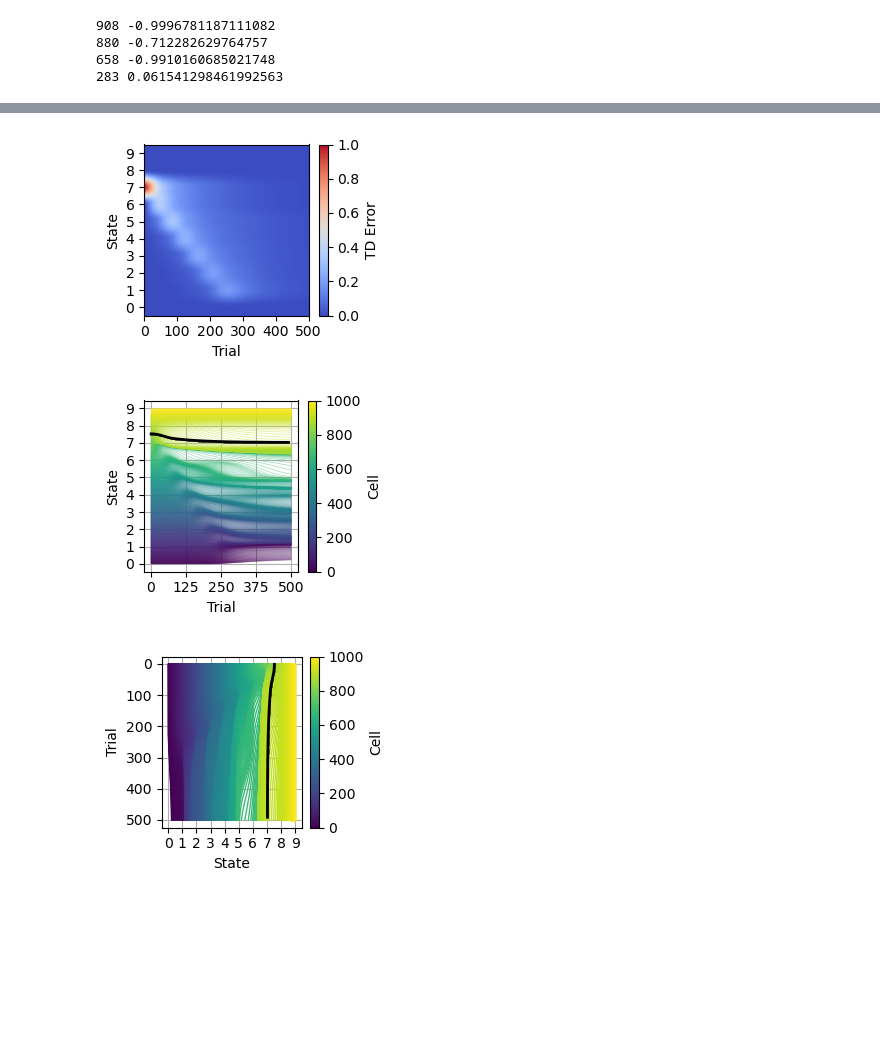
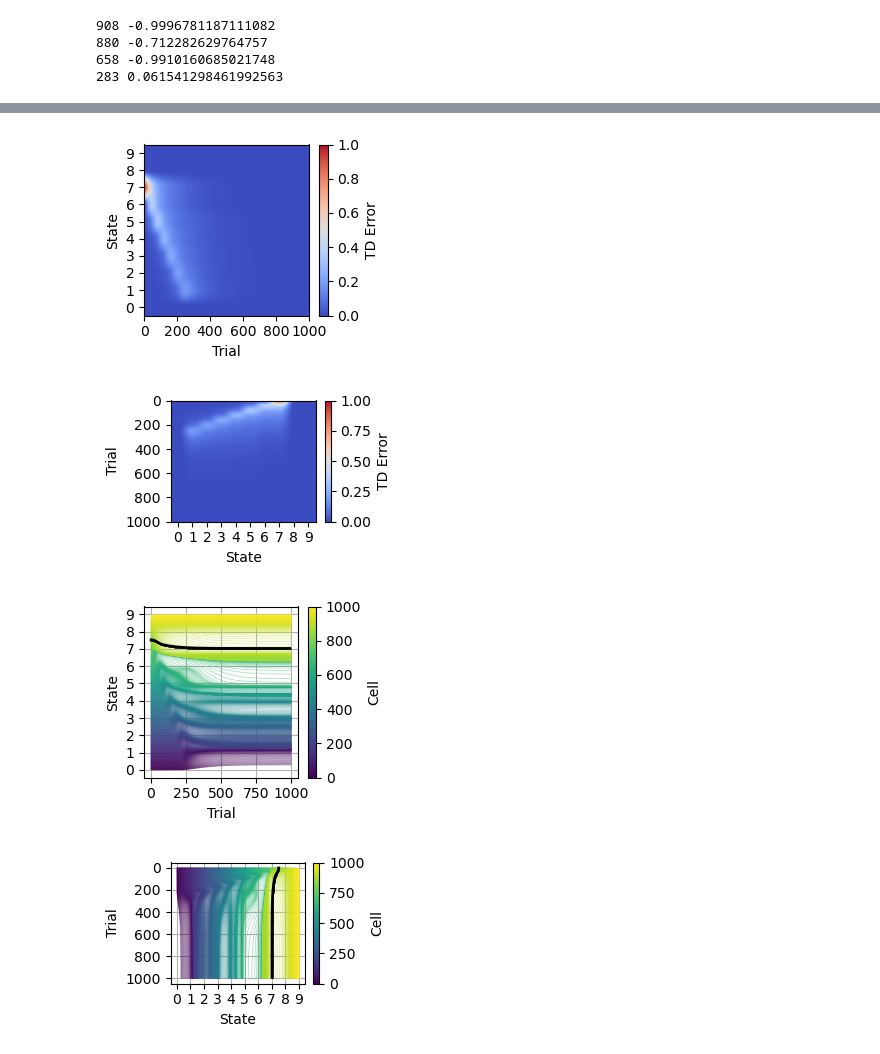
Before and after one commit to mgkumar138/backward_pf_agent, a Jupyter notebook: backward_shift_fields.ipynb, the cells around one changed output, grey strips where cells are left out. Cells and saved outputs as stored; diff of their text form; code cells hidden in the pictures; blank space fills up the shorter version.

Commit message:
add policy learning and compile hp

```diff
--- a/backward_shift_fields.ipynb
+++ b/backward_shift_fields.ipynb
@@ -230,7 +230,7 @@ if policy_prop:
     assert learn_policy, "If policy_prop is True, learn_policy must be True"
 
 # env params
-num_trials = 500
+num_trials = 1000
 nstates = 10
 
 env = Discrete1DEnv(nstates)
@@ -330,14 +330,14 @@ def get_phi(ss,lambdas, sigmas):
 phis = get_phi(ss, lambdas[trial_idx], sigmas[trial_idx])
 
 # Find indices in ss that correspond to the interval [6, 8]
-reward_interval_mask = (ss >= 7.5) & (ss <= 8)
+reward_interval_mask = (ss >= 7) & (ss <= 8)
 rp = np.where(np.any(phis[:, reward_interval_mask] > threshold, axis=1))[0]
 
 
 screen_interval_mask = (ss >= 0.5) & (ss <= 1.5)
 sc = np.where(np.any(phis[:, screen_interval_mask] > threshold, axis=1))[0]
 
-approach_interval_mask = (ss > 1.0) & (ss < 7.5) #& ~reward_interval_mask
+approach_interval_mask = (ss > 1.5) & (ss < 7) #& ~reward_interval_mask
 ra_ = np.where(np.any(phis[:, approach_interval_mask] > threshold, axis=1))[0]
 ra = np.setdiff1d(ra_, np.union1d(rp, sc))
 
@@ -535,0 +536,16 @@ plt.savefig(f'./new_figs/value_state_trial_policy{learn_policy}_flipped.svg', bb
+# %%
+# Define yticks to use for all plots
+yticks = np.linspace(0, num_trials, 6, dtype=int)
+
+# Figure 1: Value function plot
+plt.figure(figsize=(3, 2))
+im1 = plt.imshow(value_matrix, aspect='auto', cmap='coolwarm', origin='upper')
+plt.colorbar(im1, label='Value')
+# plt.title('State Value Estimates')
+plt.xlabel('State')
+plt.ylabel('Trial')
+plt.xticks(range(len(states)), states)
+plt.yticks(yticks)
+plt.gca().set_yticklabels(yticks)
+plt.tight_layout()
+plt.savefig(f'./new_figs/value_state_trial_policy{learn_policy}.svg', bbox_inches='tight')
@@ -546,7 +564,22 @@ plt.gca().set_xticklabels(yticks)
 plt.tight_layout()
 plt.savefig(f'./new_figs/td_state_trial_policy{learn_policy}_flipped.svg', bbox_inches='tight')
 # %% [output]
-[figure, old version]
+[figure, new version]
+# %%
+# Figure 2: TD error plot
+plt.figure(figsize=(3, 2))
+im2 = plt.imshow(td_matrix, aspect='auto', cmap='coolwarm', origin='upper')
+plt.colorbar(im2, label='TD Error')
+# plt.title('Temporal Difference Errors')
+plt.xlabel('State')
+plt.ylabel('Trial')
+plt.xticks(range(len(states)), states)
+plt.yticks(yticks)
+plt.gca().set_yticklabels(yticks)
+plt.tight_layout()
+plt.savefig(f'./new_figs/td_state_trial_policy{learn_policy}.svg', bbox_inches='tight')
+# %% [output]
+[figure, added]
 # %%
 # Figure 3: Lambda values plot (flipped axes)
 plt.figure(figsize=(3, 2.5))
@@ -571,30 +604,30 @@ plt.errorbar(y=np.mean(lambdas[:,rp],axis=1)[::downsample], x=trials[::downsampl
 plt.tight_layout()
 plt.savefig(f'./new_figs/lambda_state_trial_policy{learn_policy}_flipped.svg', bbox_inches='tight')
 # %% [output]
-[figure, old version]
+[figure, new version]
 # %%
 # Figure 3: Lambda values plot
-plt.figure(figsize=(3, 2.5))
+plt.figure(figsize=(3, 2))
 cmap = cm.viridis
 for i in range(agent.N):
     color = cmap(i / (N-1))
-    plt.plot(lambdas[:, i], trials, color=color, linewidth=1)
+    plt.plot(lambdas[:, i], trials, color=color, linewidth=0.5, alpha=0.5)
 # plt.title('Lambda Parameter Evolution')
 plt.xlabel('State')
 plt.ylabel('Trial')
 plt.xticks(range(len(states)), states)
 plt.yticks(yticks)
 plt.grid(True)
 plt.gca().invert_yaxis()  # This ensures y increases downward
 norm = Normalize(vmin=0, vmax=N)
 sm = cm.ScalarMappable(cmap=cmap, norm=norm)
 sm.set_array([])
 cbar = plt.colorbar(sm, ax=plt.gca())
 cbar.set_label('Cell')
 plt.errorbar(x=np.mean(lambdas[:,rp],axis=1)[::downsample], y=trials[::downsample], xerr=np.std(lambdas[:,rp], axis=1)[::downsample]/np.sqrt(len(rp)), color='black', linewidth=2, label='Mean ± SD')
 plt.tight_layout()
-# plt.savefig(f'./figs/lambda_state_trial_policy{learn_policy}.eps', dpi=300, bbox_inches='tight')
+plt.savefig(f'./new_figs/lambda_state_trial_policy{learn_policy}.svg', bbox_inches='tight')
 # %% [output]
-[figure, old version]
+[figure, new version]
 # %%
 # Figure 5: Individual COM changes plot
```
Also changed, not shown: parts of 12 cells of this notebook, 24 other files.
